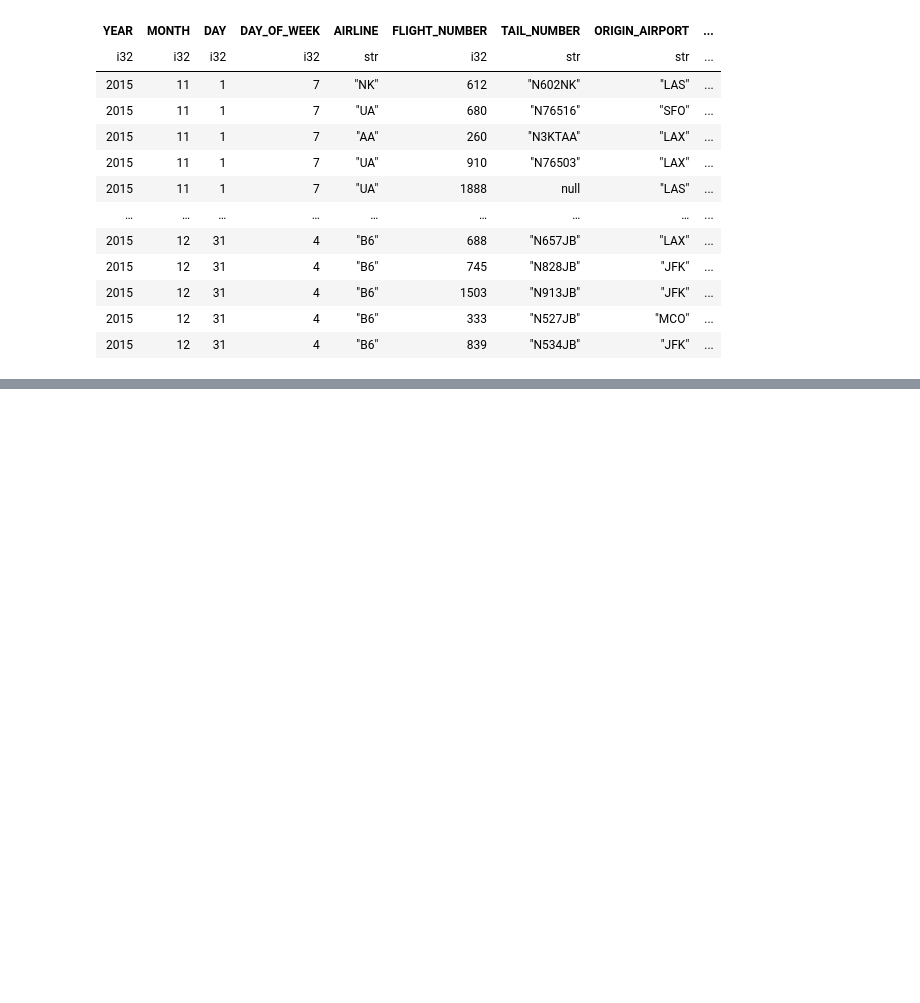
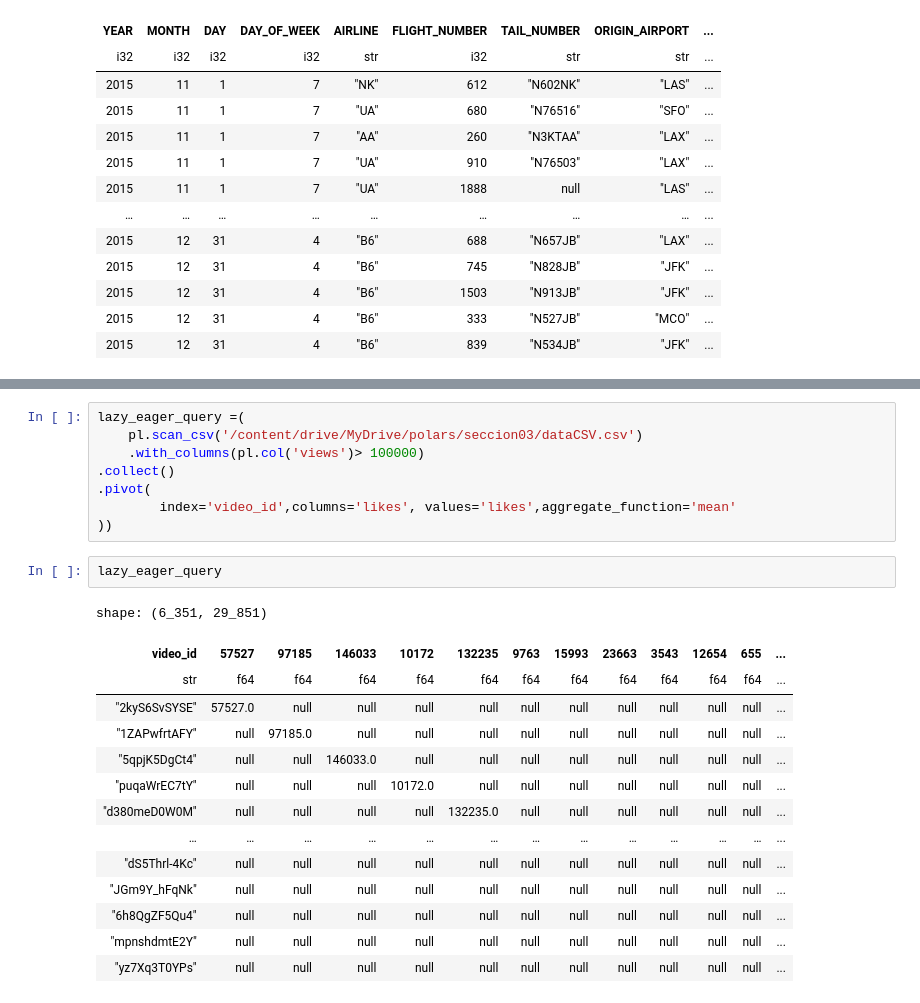
Before and after one commit to Viny2030/polars, a Jupyter notebook: IIThe_Polar_Express_Cheatsheet___polars_🐻_.ipynb, the cells around one changed output, grey strips where cells are left out. Drawn from its saved outputs; the diff is of its cells as text; blank space fills up the shorter version.

```diff
--- a/IIThe_Polar_Express_Cheatsheet___polars_🐻_.ipynb
+++ b/IIThe_Polar_Express_Cheatsheet___polars_🐻_.ipynb
@@ -112,0 +233,25 @@ shape: (947_202, 31)
+# %%
+lazy_eager_query =(
+    pl.scan_csv('/content/drive/MyDrive/polars/seccion03/dataCSV.csv')
+    .with_columns(pl.col('views')> 100000)
+.collect()
+.pivot(
+        index='video_id',columns='likes', values='likes',aggregate_function='mean'
+))
+# %%
+lazy_eager_query
+# %% [output]
+shape: (6_351, 29_851)
+| video_id | 57527 | 97185 | 146033 | 10172 | 132235 | 9763 | 15993 | 23663 | 3543 | 12654 | 655 | ... |
+| str | f64 | f64 | f64 | f64 | f64 | f64 | f64 | f64 | f64 | f64 | f64 | ... |
+| "2kyS6SvSYSE" | 57527.0 | null | null | null | null | null | null | null | null | null | null | ... |
+| "1ZAPwfrtAFY" | null | 97185.0 | null | null | null | null | null | null | null | null | null | ... |
+| "5qpjK5DgCt4" | null | null | 146033.0 | null | null | null | null | null | null | null | null | ... |
+| "puqaWrEC7tY" | null | null | null | 10172.0 | null | null | null | null | null | null | null | ... |
+| "d380meD0W0M" | null | null | null | null | 132235.0 | null | null | null | null | null | null | ... |
+| … | … | … | … | … | … | … | … | … | … | … | … | ... |
+| "dS5Thrl-4Kc" | null | null | null | null | null | null | null | null | null | null | null | ... |
+| "JGm9Y_hFqNk" | null | null | null | null | null | null | null | null | null | null | null | ... |
+| "6h8QgZF5Qu4" | null | null | null | null | null | null | null | null | null | null | null | ... |
+| "mpnshdmtE2Y" | null | null | null | null | null | null | null | null | null | null | null | ... |
+| "yz7Xq3T0YPs" | null | null | null | null | null | null | null | null | null | null | null | ... |
```
Also changed, not shown: parts of 74 cells of this notebook.
